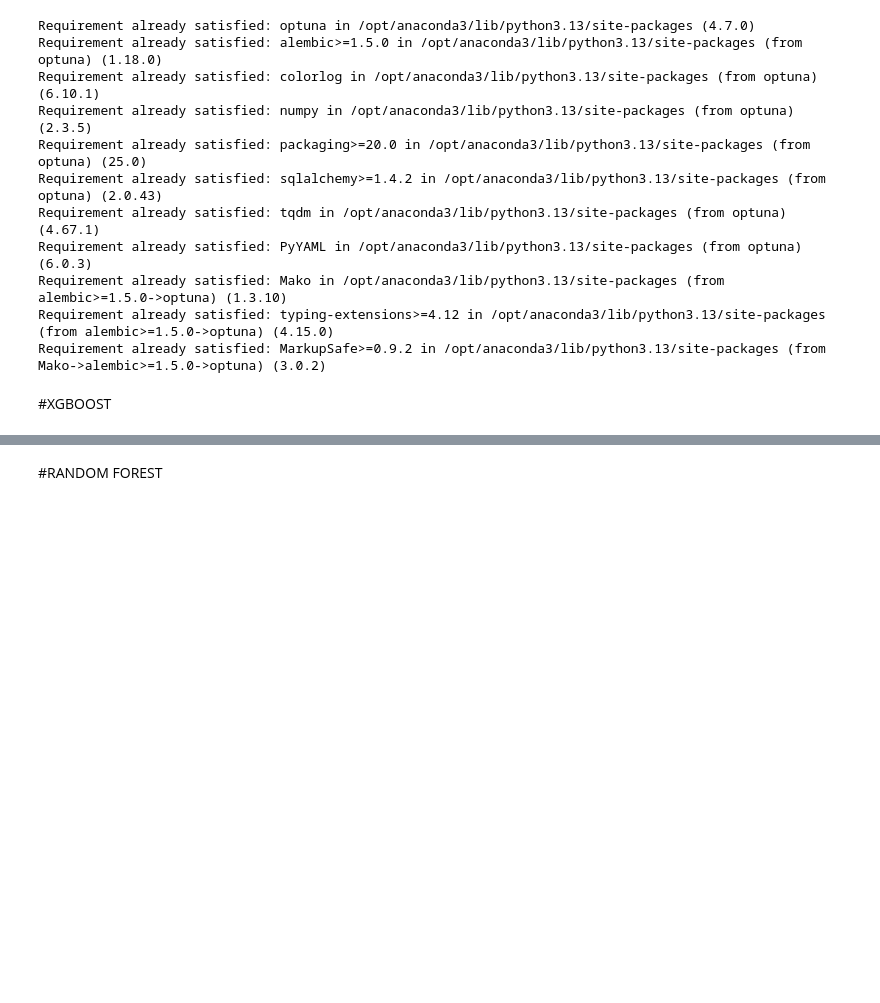
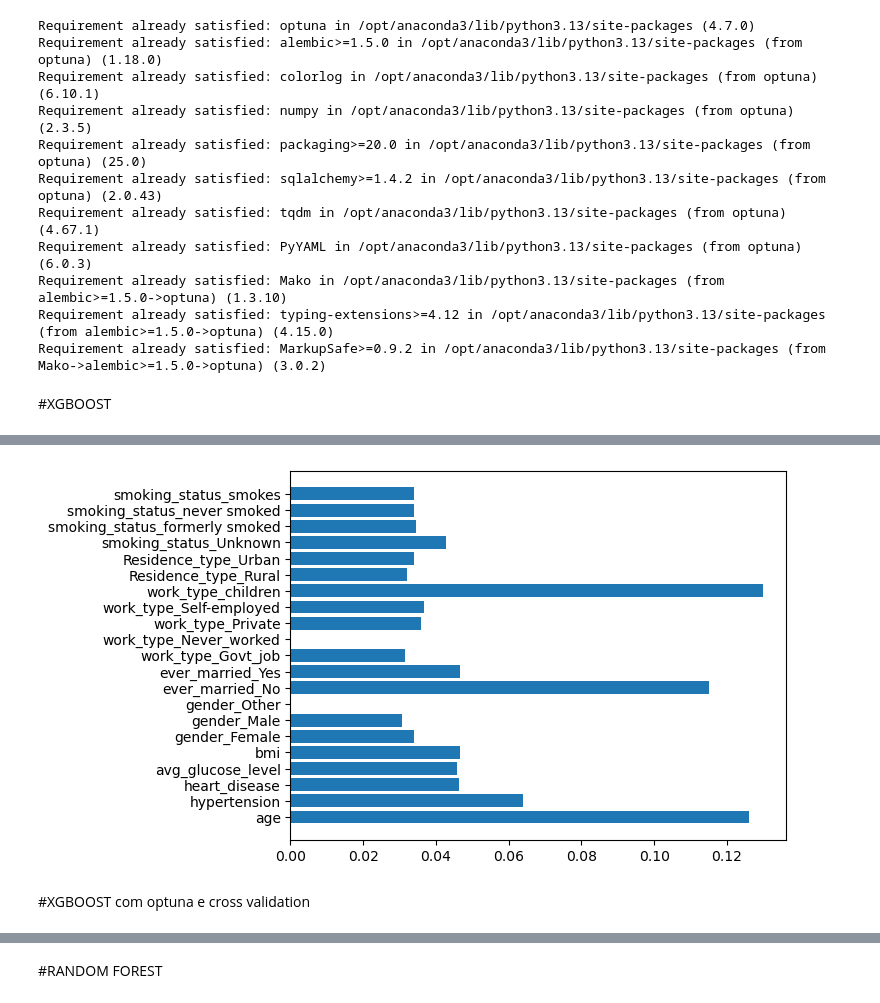
Before and after one commit to luiseduaardo/NeuroPrev, a Jupyter notebook: treinamento.ipynb, the cells around one changed output, grey strips where cells are left out. Drawn from its saved outputs; the diff is of its cells as text; code cells hidden in the pictures; blank space fills up the shorter version.

Commit message:
feat: finalizando notebooks de analise, treinamento e inferencia e adicionando modelo de xgboost e salvando pesos

```diff
--- a/treinamento.ipynb
+++ b/treinamento.ipynb
@@ -69,3 +57,10 @@ x_teste = pd.get_dummies(x_teste)
 x_treino, x_teste = x_treino.align(x_teste, join="left", axis=1, fill_value=0)
 # %% [markdown]
 #XGBOOST
+# %%
+#calculo do scale pos weight
+negativos = (y_treino == 0).sum()
+positivos = (y_treino == 1).sum()
+
+scale_pos_weight = negativos / positivos
+scale_pos_weight
@@ -71,0 +69,21 @@ x_treino, x_teste = x_treino.align(x_teste, join="left", axis=1, fill_value=0)
+# %%
+from xgboost import XGBClassifier
+from sklearn.metrics import classification_report, accuracy_score
+
+modelo_xgb = XGBClassifier(
+    n_estimators=300,
+    max_depth=4,
+    learning_rate=0.05,
+    subsample=0.8,
+    colsample_bytree=0.8,
+    scale_pos_weight=scale_pos_weight,
+    random_state=6,
+    eval_metric='logloss'
+)
+
+modelo_xgb.fit(x_treino, y_treino)
+
+y_pred = modelo_xgb.predict(x_teste)
+
+print("Accuracy:", accuracy_score(y_teste, y_pred))
+print("\nRelatório:\n", classification_report(y_teste, y_pred))
@@ -71,0 +131,13 @@ x_treino, x_teste = x_treino.align(x_teste, join="left", axis=1, fill_value=0)
+# %%
+#feature importance
+import matplotlib.pyplot as plt
+
+importances = modelo_xgb.feature_importances_
+features = x_treino.columns
+
+plt.barh(features, importances)
+plt.show()
+# %% [output]
+[figure, added]
+# %% [markdown]
+#XGBOOST com optuna e cross validation
```
Also changed, not shown: parts of 9 cells of this notebook, 5 other files.
